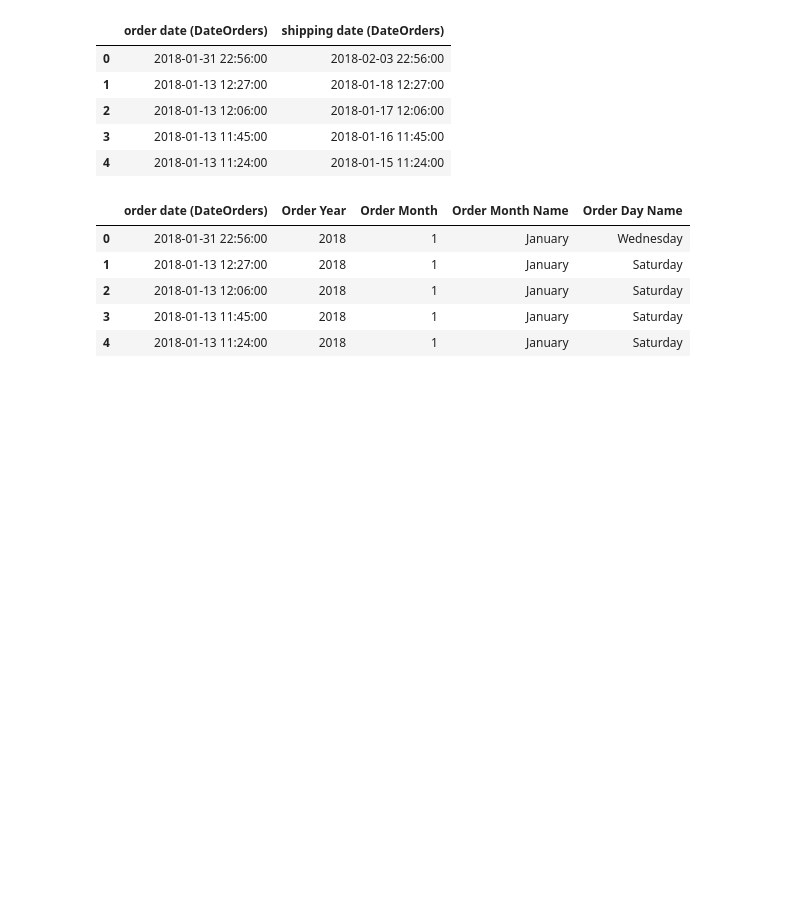
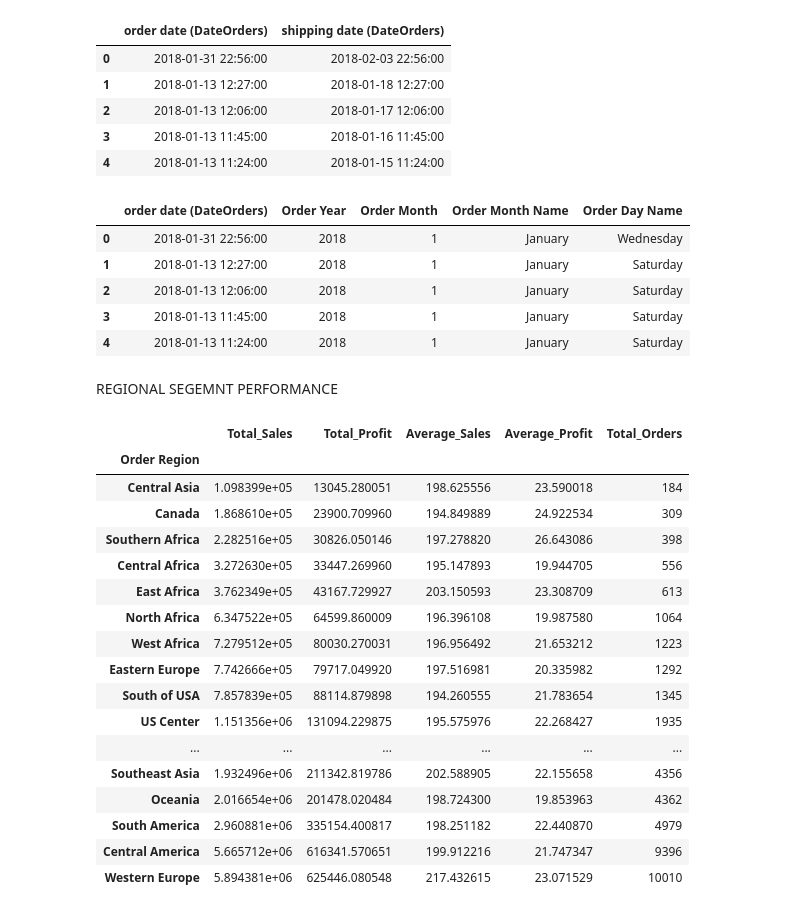
Before and after one commit to ivaibhavpawar1045/Python-Data-Analytics, a Jupyter notebook: 21_advanced_real_world_data_analysis/advanced_analysis.ipynb, the cells around one changed output. Cells and saved outputs as stored; diff of their text form; code cells hidden in the pictures; blank space fills up the shorter version.

```diff
--- a/21_advanced_real_world_data_analysis/advanced_analysis.ipynb
+++ b/21_advanced_real_world_data_analysis/advanced_analysis.ipynb
@@ -166,3 +166,36 @@ df[[
 | 2 | 2018-01-13 12:06:00 | 2018 | 1 | January | Saturday |
 | 3 | 2018-01-13 11:45:00 | 2018 | 1 | January | Saturday |
 | 4 | 2018-01-13 11:24:00 | 2018 | 1 | January | Saturday |
+# %% [markdown]
+REGIONAL SEGEMNT PERFORMANCE
+# %%
+region_analysis = df.groupby("Order Region").agg(
+     Total_Sales = ("Sales" , "sum"),
+     Total_Profit= ("Order Profit Per Order" , "sum"),
+     Average_Sales= ("Sales" , "mean"),
+     Average_Profit= ("Order Profit Per Order" , "mean"),
+     Total_Orders = ("Order Id" , "nunique")
+)
+region_analysis.sort_values(
+     by="Total_Orders",
+     ascending=True
+)
+# %% [output]
+|  | Total_Sales | Total_Profit | Average_Sales | Average_Profit | Total_Orders |
+| Order Region |  |  |  |  |  |
+| Central Asia | 1.098399e+05 | 13045.280051 | 198.625556 | 23.590018 | 184 |
+| Canada | 1.868610e+05 | 23900.709960 | 194.849889 | 24.922534 | 309 |
+| Southern Africa | 2.282516e+05 | 30826.050146 | 197.278820 | 26.643086 | 398 |
+| Central Africa | 3.272630e+05 | 33447.269960 | 195.147893 | 19.944705 | 556 |
+| East Africa | 3.762349e+05 | 43167.729927 | 203.150593 | 23.308709 | 613 |
+| North Africa | 6.347522e+05 | 64599.860009 | 196.396108 | 19.987580 | 1064 |
+| West Africa | 7.279512e+05 | 80030.270031 | 196.956492 | 21.653212 | 1223 |
+| Eastern Europe | 7.742666e+05 | 79717.049920 | 197.516981 | 20.335982 | 1292 |
+| South of USA | 7.857839e+05 | 88114.879898 | 194.260555 | 21.783654 | 1345 |
+| US Center | 1.151356e+06 | 131094.229875 | 195.575976 | 22.268427 | 1935 |
+| ... | ... | ... | ... | ... | ... |
+| Southeast Asia | 1.932496e+06 | 211342.819786 | 202.588905 | 22.155658 | 4356 |
+| Oceania | 2.016654e+06 | 201478.020484 | 198.724300 | 19.853963 | 4362 |
+| South America | 2.960881e+06 | 335154.400817 | 198.251182 | 22.440870 | 4979 |
+| Central America | 5.665712e+06 | 616341.570651 | 199.912216 | 21.747347 | 9396 |
+| Western Europe | 5.894381e+06 | 625446.080548 | 217.432615 | 23.071529 | 10010 |
```
Also changed, not shown: parts of 34 cells of this notebook.
